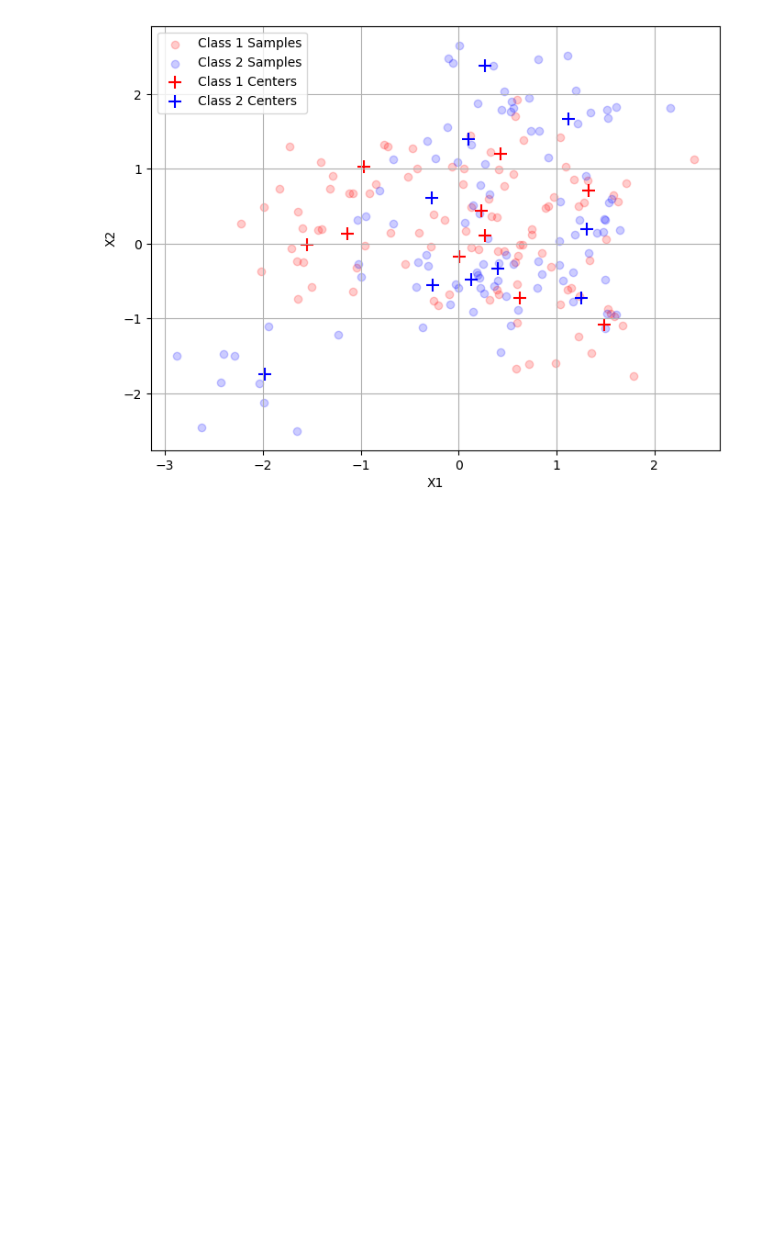
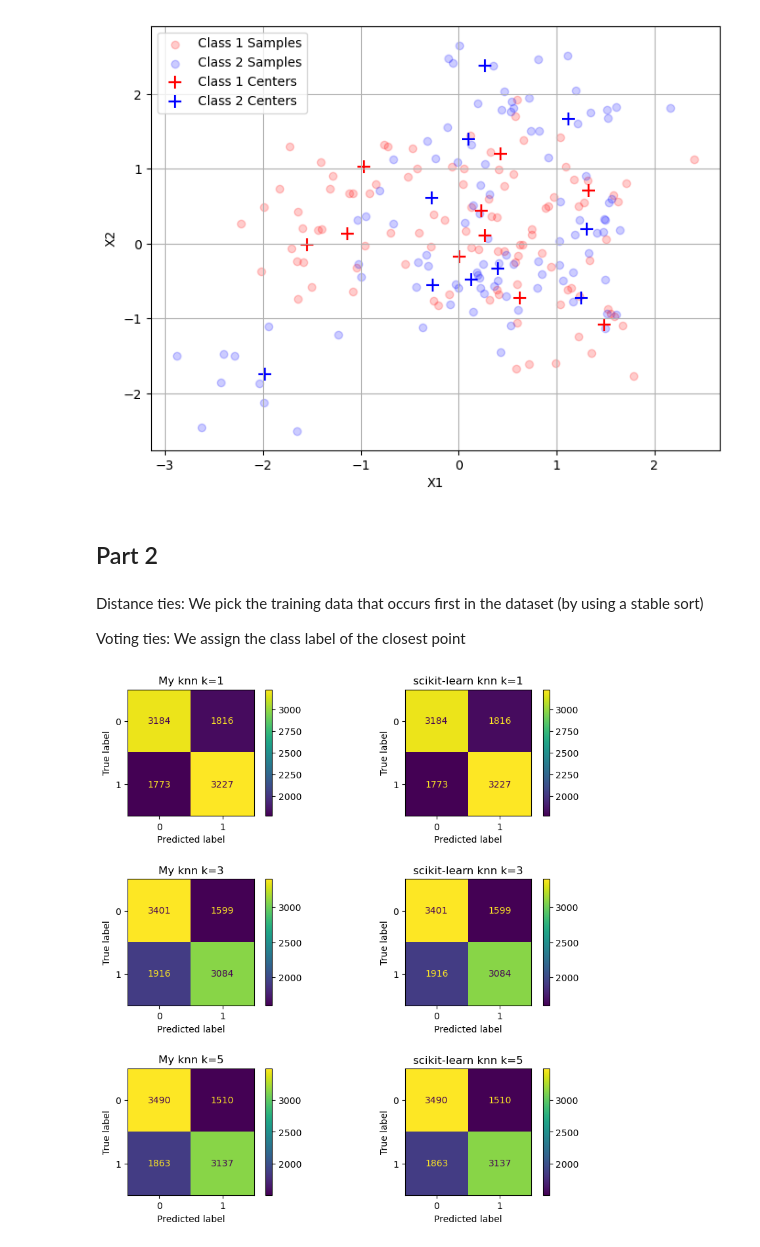
Before and after one commit to oliviagd/psl, a Jupyter notebook: coding_1/generate_data.ipynb, the cells around one changed output. Cells and saved outputs as stored; diff of their text form; code cells hidden in the pictures; blank space fills up the shorter version.

Commit message:
Part 2 done

```diff
--- a/coding_1/generate_data.ipynb
+++ b/coding_1/generate_data.ipynb
@@ -83,3 +88,51 @@ plt.grid(True)
 plt.show()
 # %% [output]
 [figure]
+# %% [markdown]
+## Part 2
+# %%
+def knn(X_Y_train, X_test, k):
+    X_train, Y_train = X_Y_train
+
+    u = np.sum(X_train ** 2, axis=1)
+    v = np.sum(X_test ** 2, axis=1)
+    B = X_train @ X_test.T
+
+    # Using formula from this post https://campuswire.com/c/GB46E5679/feed/45
+    D = u[:, np.newaxis] - (2 * B) + v
+    # D[i, j] is squared distance from i-th train point to j-th test point
+
+    # Using stable sort, so equidistant points will get sorted in the order they appear in the data
+    sort_order = np.argsort(D, axis=0, kind='stable')
+    Y_knn = np.take_along_axis(Y_train[:, np.newaxis], sort_order[:k, :], axis=0)
+
+    counts = np.sum(Y_knn, axis=0)
+    Y_test = (counts > k / 2).astype(int)
+    # Breaking voting ties, by assigning it the label of the closest point
+    Y_test[counts == k / 2] = Y_knn[0, counts == k / 2]
+
+    return Y_test
+# %% [markdown]
+Distance ties: We pick the training data that occurs first in the dataset (by using a stable sort)
+
+Voting ties: We assign the class label of the closest point
+# %%
+fig, axes = plt.subplots(nrows=3, ncols=2, figsize=(10, 10))
+
+fig.subplots_adjust(hspace=0.5)
+
+for k, ax in zip([1, 3, 5], axes):
+    Ypred = knn((Xtrain, Ytrain), Xtest, k)
+    confusion_matrix = metrics.confusion_matrix(Ytest, Ypred)
+    cm_display = metrics.ConfusionMatrixDisplay.from_predictions(Ytest, Ypred, display_labels = [0, 1], ax=ax[0])
+    ax[0].set_title(f'My knn k={k}')
+
+    knn_model = skl_knn(n_neighbors=k)
+    knn_model.fit(Xtrain, Ytrain)
+    Ypred_skl = knn_model.predict(Xtest)
+    cm_display = metrics.ConfusionMatrixDisplay.from_predictions(Ytest, Ypred_skl, display_labels = [0, 1], ax=ax[1])
+    ax[1].set_title(f'scikit-learn knn k={k}')
+
+plt.show()
+# %% [output]
+[figure, added]
```
Also changed, not shown: parts of 1 cell of this notebook.
